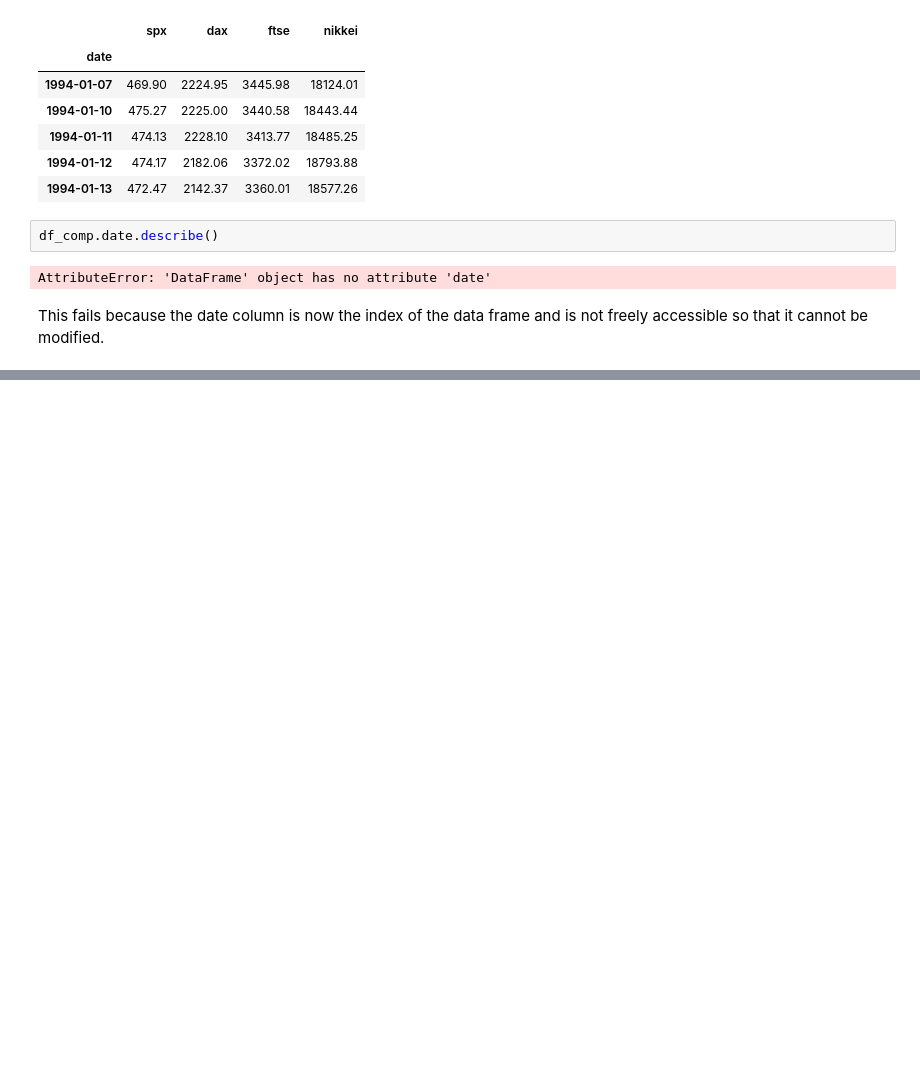
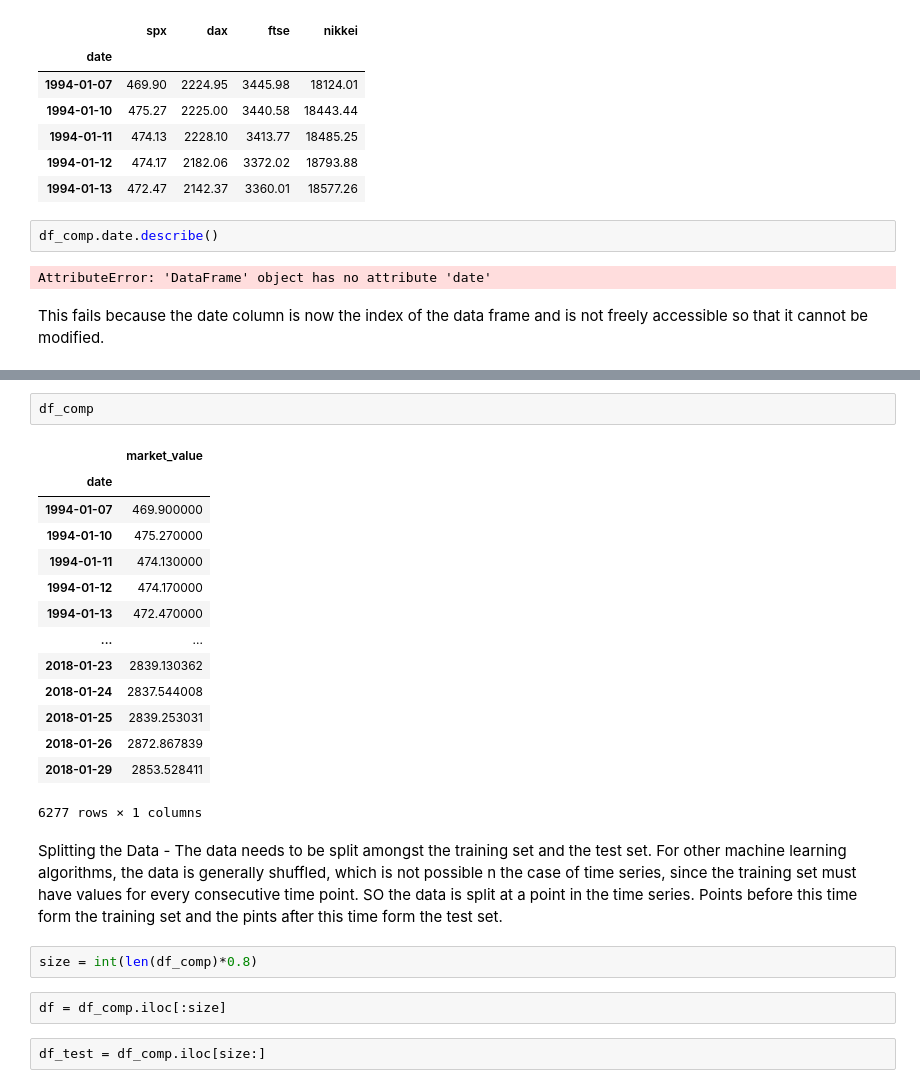
Before and after one commit to satyajitghosh/TimeSeriesAnalysis, a Jupyter notebook: DataRangerCourse/TS_Lecture1.ipynb, the cells around one changed output, grey strips where cells are left out. Saved outputs shown, nothing was run; the diff lists cells and outputs as text; blank space fills up the shorter version.

```diff
--- a/DataRangerCourse/TS_Lecture1.ipynb
+++ b/DataRangerCourse/TS_Lecture1.ipynb
@@ -104,0 +163,25 @@ This fails because the date column is now the index of the data frame and is not
+# %%
+df_comp
+# %% [output]
+|  | market_value |
+| date |  |
+| 1994-01-07 | 469.900000 |
+| 1994-01-10 | 475.270000 |
+| 1994-01-11 | 474.130000 |
+| 1994-01-12 | 474.170000 |
+| 1994-01-13 | 472.470000 |
+| ... | ... |
+| 2018-01-23 | 2839.130362 |
+| 2018-01-24 | 2837.544008 |
+| 2018-01-25 | 2839.253031 |
+| 2018-01-26 | 2872.867839 |
+| 2018-01-29 | 2853.528411 |
+6277 rows × 1 columns
+# %% [markdown]
+Splitting the Data - The data needs to be split amongst the training set and the test set. For other machine learning algorithms, the data is generally shuffled, which is not possible n the case of time series, since the training set must have values for every consecutive time point. SO the data is split at a point in the time series. Points before this time form the training set and the pints after this time form the test set.
+# %%
+size = int(len(df_comp)*0.8)
+# %%
+df = df_comp.iloc[:size]
+# %%
+df_test = df_comp.iloc[size:]
```
Also changed, not shown: parts of 15 cells of this notebook.
